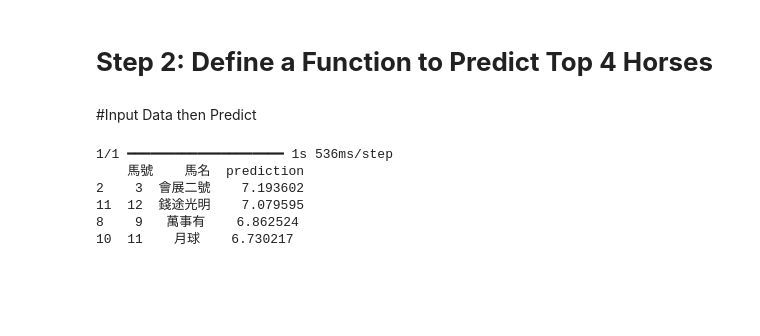
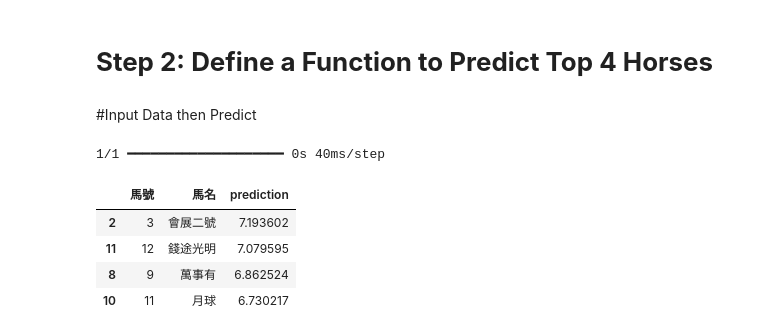
Before and after one commit to OscarLoOscar/python_Data_Science, a Jupyter notebook: GPT_4o_model.ipynb, the cells around one changed output. Cells and saved outputs as stored; diff of their text form; code cells hidden in the pictures; blank space fills up the shorter version.

```diff
--- a/GPT_4o_model.ipynb
+++ b/GPT_4o_model.ipynb
@@ -385,27 +407,27 @@ def predict_top_4(model, scaler, label_encoder_jockey, label_encoder_trainer, in
 # %%
 
 # Example input data
 input_data = [
     [1, '勁無敵', 5, 135, '蔡明紹','羅富全','1039'],
     [2, '同滿滿', 10, 135, '霍宏聲','伍鵬志','1082'],
     [3, '會展二號', 4, 134, '鍾易禮','告東尼','1145'],
     [4, '威武良駒', 7, 133, '布文','姚本輝',''],
     [5,'中華威威',8,132,'黃智弘','徐雨石','1243'],
     [6,'有你有我',12,130, '艾道拿','廖康銘','973'],
     [7,'飛躍精英',3,129, '巴度','賀賢','1088'],
     [8,'佳景臨門',1,128, '艾兆禮','葉楚航','1119'],
     [9,'萬事有',6,124,'希威森','容天鵬','1242'],
     [10,'友誼至佳',9,119,'董明朗','韋達','1182'],
     [11,'月球',11,118,'湯普新','黎昭昇','1154'],
     [12,'錢途光明',2,115,'潘明輝','丁冠豪','1068']
 ]
 
 top_4_horses = predict_top_4(best_model, scaler, label_encoder_jockey, label_encoder_trainer, input_data)
-print(top_4_horses)
+display(top_4_horses)
 # %% [output]
-1/1 ━━━━━━━━━━━━━━━━━━━━ 1s 536ms/step
-    馬號    馬名  prediction
-2    3  會展二號    7.193602
-11  12  錢途光明    7.079595
-8    9   萬事有    6.862524
-10  11    月球    6.730217
+1/1 ━━━━━━━━━━━━━━━━━━━━ 0s 40ms/step
+|  | 馬號 | 馬名 | prediction |
+| 2 | 3 | 會展二號 | 7.193602 |
+| 11 | 12 | 錢途光明 | 7.079595 |
+| 8 | 9 | 萬事有 | 6.862524 |
+| 10 | 11 | 月球 | 6.730217 |
```
Also changed, not shown: parts of 1 cell of this notebook.
